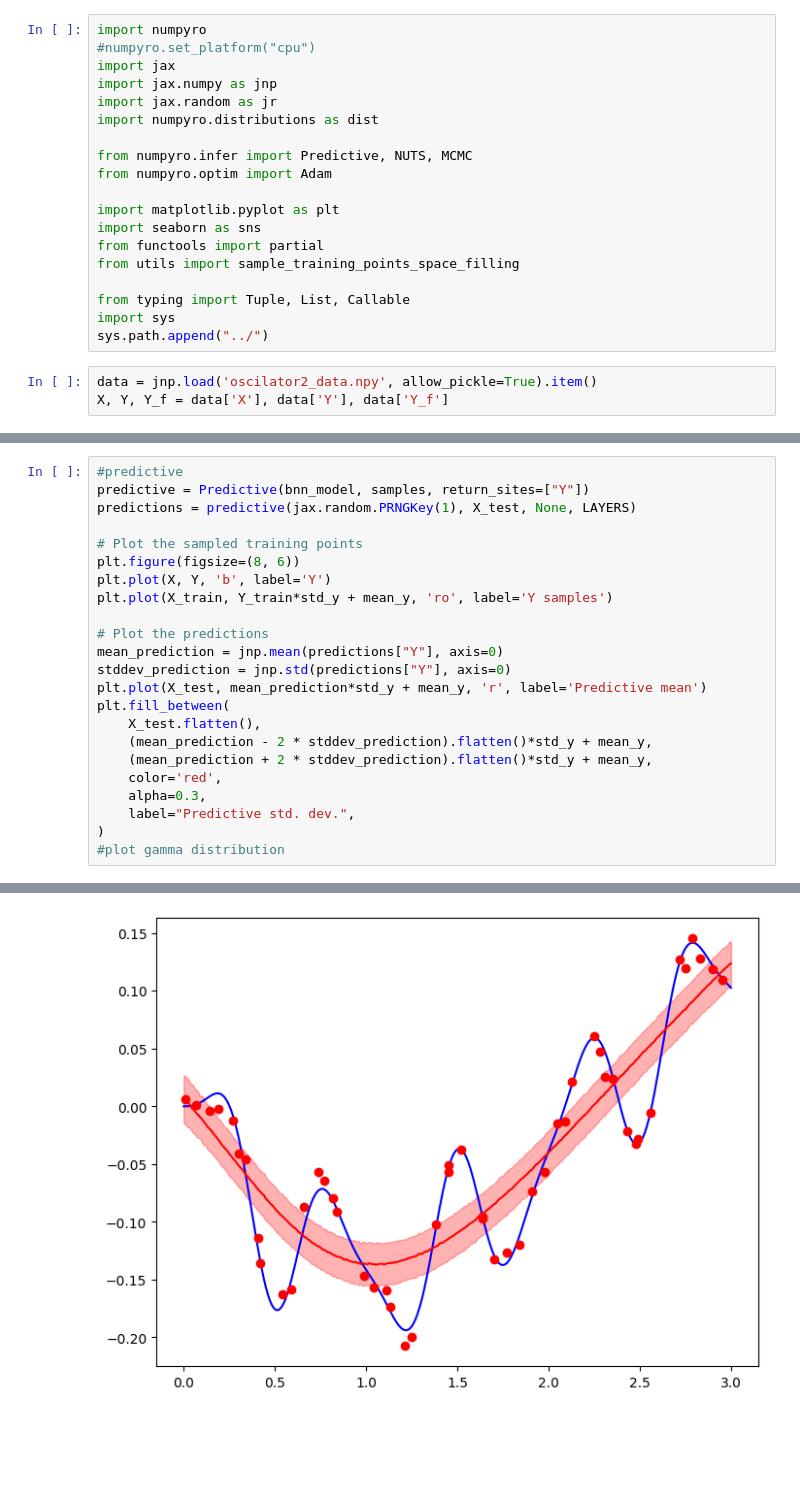
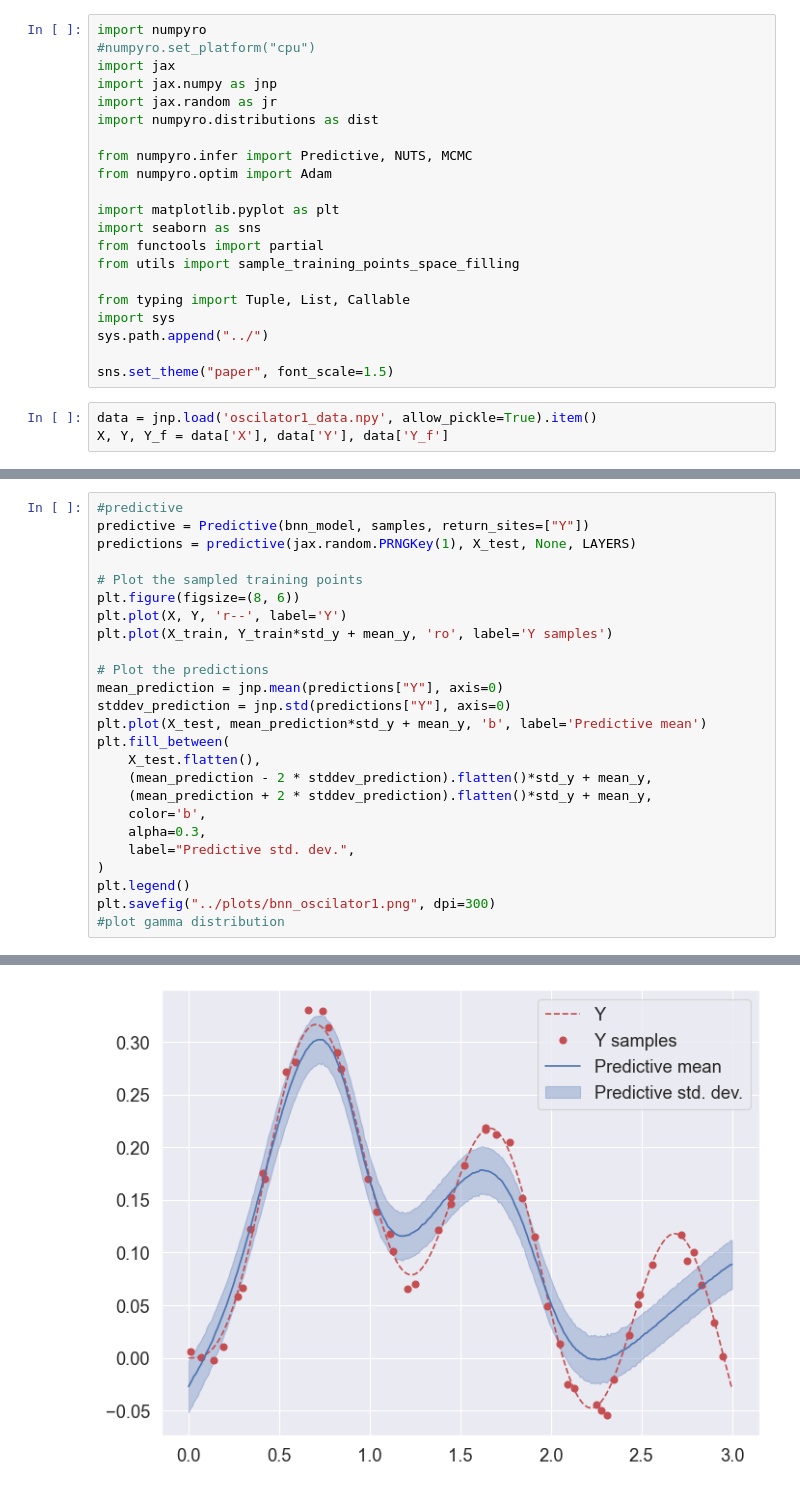
Before and after one commit to TobiLeitgeb/BNN_project, a Jupyter notebook: code/damped_oscillator.ipynb, the cells around one changed output, grey strips where cells are left out. Saved outputs shown, nothing was run; the diff lists cells and outputs as text; blank space fills up the shorter version.

Commit message:
figures

```diff
--- a/code/damped_oscillator.ipynb
+++ b/code/damped_oscillator.ipynb
@@ -17,8 +17,10 @@ from utils import sample_training_points_space_filling
 from typing import Tuple, List, Callable
 import sys
 sys.path.append("../")
+
+sns.set_theme("paper", font_scale=1.5)
 # %%
-data = jnp.load('oscilator2_data.npy', allow_pickle=True).item()
+data = jnp.load('oscilator1_data.npy', allow_pickle=True).item()
 X, Y, Y_f = data['X'], data['Y'], data['Y_f']
 # %%
 # Sample training points
@@ -142,20 +144,22 @@ predictions = predictive(jax.random.PRNGKey(1), X_test, None, LAYERS)
 
 # Plot the sampled training points
 plt.figure(figsize=(8, 6))
-plt.plot(X, Y, 'b', label='Y')
+plt.plot(X, Y, 'r--', label='Y')
 plt.plot(X_train, Y_train*std_y + mean_y, 'ro', label='Y samples')
 
 # Plot the predictions
 mean_prediction = jnp.mean(predictions["Y"], axis=0)
 stddev_prediction = jnp.std(predictions["Y"], axis=0)
-plt.plot(X_test, mean_prediction*std_y + mean_y, 'r', label='Predictive mean')
+plt.plot(X_test, mean_prediction*std_y + mean_y, 'b', label='Predictive mean')
 plt.fill_between(
     X_test.flatten(),
     (mean_prediction - 2 * stddev_prediction).flatten()*std_y + mean_y,
     (mean_prediction + 2 * stddev_prediction).flatten()*std_y + mean_y,
-    color='red',
+    color='b',
     alpha=0.3,
     label="Predictive std. dev.",
 )
+plt.legend()
+plt.savefig("../plots/bnn_oscilator1.png", dpi=300)
 #plot gamma distribution
 # %% [output]
@@ -163 +166 @@ plt.fill_between(
-[figure, old version]
+[figure, new version]
```
Also changed, not shown: parts of 3 cells of this notebook, 3 other files.
